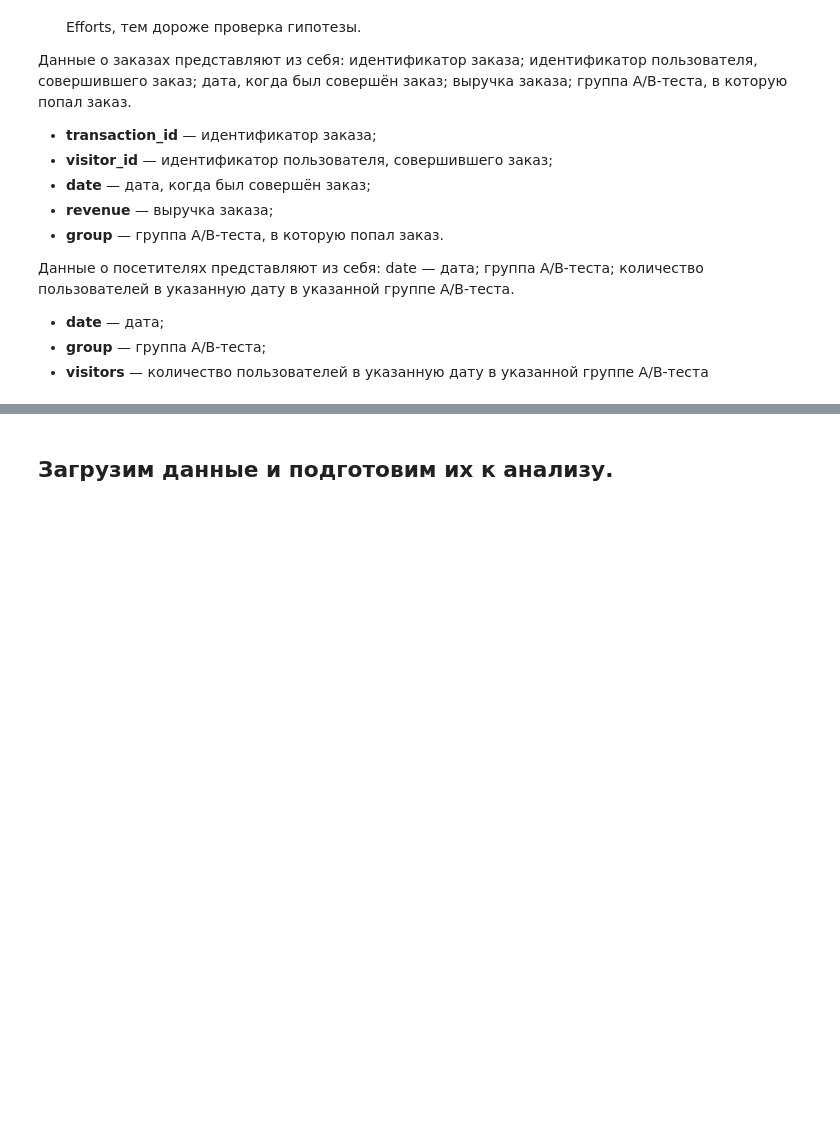
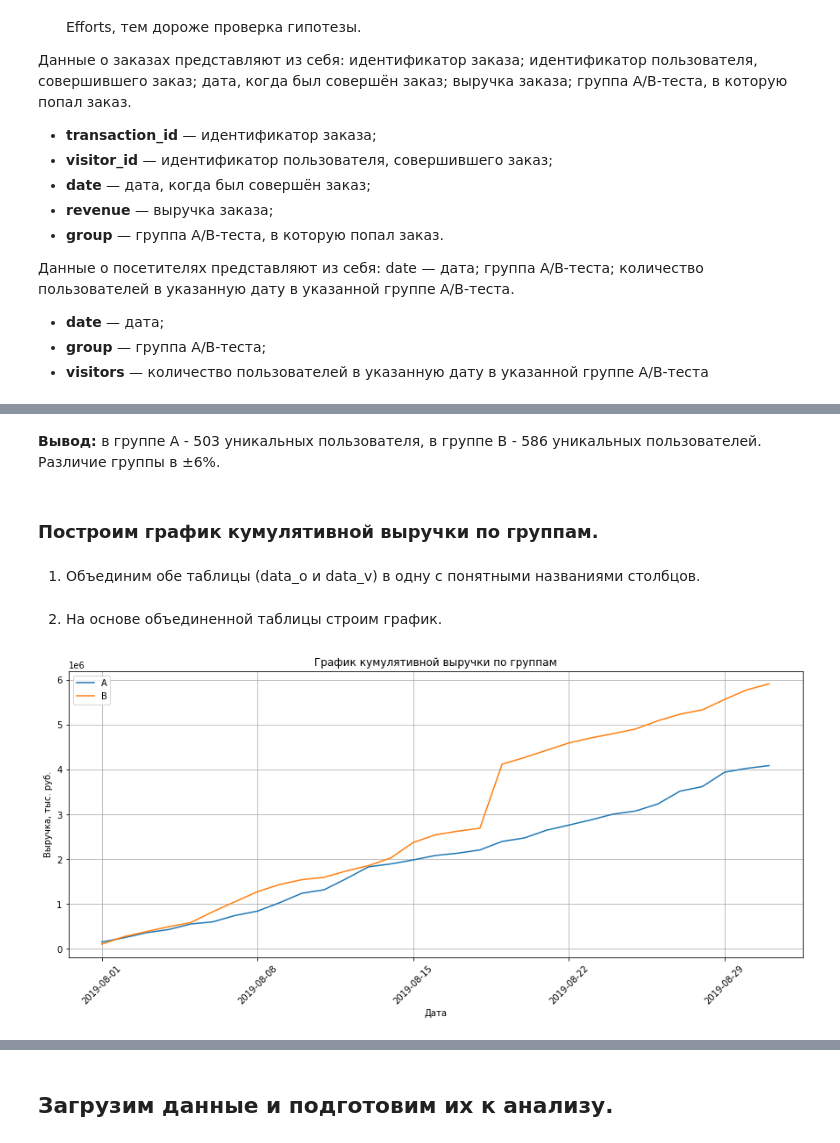
Before and after one commit to hEadman137/data_analysis_projects, a Jupyter notebook: yandex_practicum_projects/a_b_test_analysis (11_08_23).ipynb, the cells around one changed output, grey strips where cells are left out. Drawn from its saved outputs; the diff is of its cells as text; code cells hidden in the pictures; blank space fills up the shorter version.

Commit message:
Changing conclusions, graphs; Adding info about test groups

```diff
--- a/yandex_practicum_projects/a_b_test_analysis (11_08_23).ipynb
+++ b/yandex_practicum_projects/a_b_test_analysis (11_08_23).ipynb
@@ -74,0 +279,3 @@
+# %%
+data_v = pd.read_csv('/datasets/visitors.csv')
+data_v
@@ -74,0 +465,3 @@
+# %%
+# Столбец 'date' преобразуем тип данных object в date
+data_o['date'] = pd.to_datetime(data_o['date'], format='%Y-%m-%d')
@@ -74,0 +485,49 @@
+# %% [markdown]
+**Вывод:** в группе А - 503 уникальных пользователя, в группе В - 586 уникальных пользователей. Различие группы в ±6%.
+# %% [markdown]
+### Построим график кумулятивной выручки по группам.
+# %% [markdown]
+1. Объединим обе таблицы (data_o и data_v) в одну с понятными названиями столбцов.
+# %%
+# создаем массив уникальных пар значений дат и групп теста
+datesGroups = data_o[['date','group']].drop_duplicates()
+
+# получаем агрегированные кумулятивные по дням данные о заказах
+ordersAggregated = datesGroups.apply(lambda x: data_o[np.logical_and(data_o['date'] <= x['date'], data_o['group'] == x['group'])].agg({'date' : 'max', 'group' : 'max', 'transaction_id' : 'nunique', 'visitor_id' : 'nunique', 'revenue' : 'sum'}), axis=1).sort_values(by=['date','group'])
+
+# получаем агрегированные кумулятивные по дням данные о посетителях интернет-магазина
+visitorsAggregated = datesGroups.apply(lambda x: data_v[np.logical_and(data_v['date'] <= x['date'], data_v['group'] == x['group'])].agg({'date' : 'max', 'group' : 'max', 'visitors' : 'sum'}), axis=1).sort_values(by=['date','group'])
+
+# объединяем кумулятивные данные в одной таблице и присваиваем ее столбцам понятные названия
+cumulativeData = ordersAggregated.merge(visitorsAggregated, left_on=['date', 'group'], right_on=['date', 'group'])
+cumulativeData.columns = ['date', 'group', 'orders', 'buyers', 'revenue', 'visitors']
+# %% [markdown]
+2. На основе объединенной таблицы строим график.
+# %%
+# датафрейм с кумулятивным количеством заказов и кумулятивной выручкой по дням в группе А
+plt.figure(figsize=(15, 6))
+plt.grid()
+cumulativeRevenueA = cumulativeData[cumulativeData['group']=='A'][['date','revenue', 'orders']]
+
+# датафрейм с кумулятивным количеством заказов и кумулятивной выручкой по дням в группе B
+cumulativeRevenueB = cumulativeData[cumulativeData['group']=='B'][['date','revenue', 'orders']]
+
+# Строим график выручки группы А
+plt.plot(cumulativeRevenueA['date'], cumulativeRevenueA['revenue'], label='A')
+
+# Строим график выручки группы B
+plt.plot(cumulativeRevenueB['date'], cumulativeRevenueB['revenue'], label='B')
+
+# Настройка меток оси x
+plt.xticks(rotation=45)  # поворот меток на 45 градусов
+plt.xticks(cumulativeRevenueA['date'][::7])
+
+# Настройка названий осей
+plt.title('График кумулятивной выручки по группам')
+plt.xlabel('Дата')
+plt.ylabel('Выручка, тыс. руб.')
+
+plt.legend()
+plt.show();
+# %% [output]
+[figure, added]
```
Also changed, not shown: parts of 129 cells of this notebook, 1 other file.
